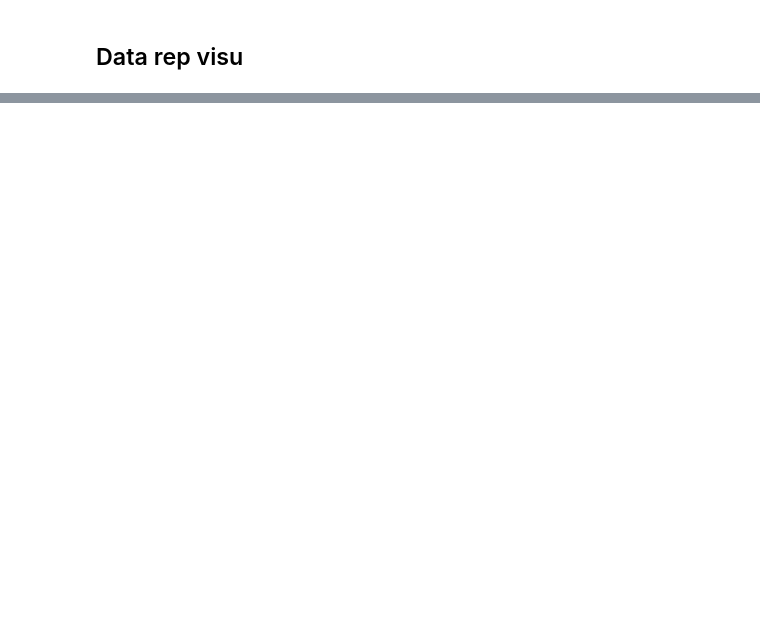
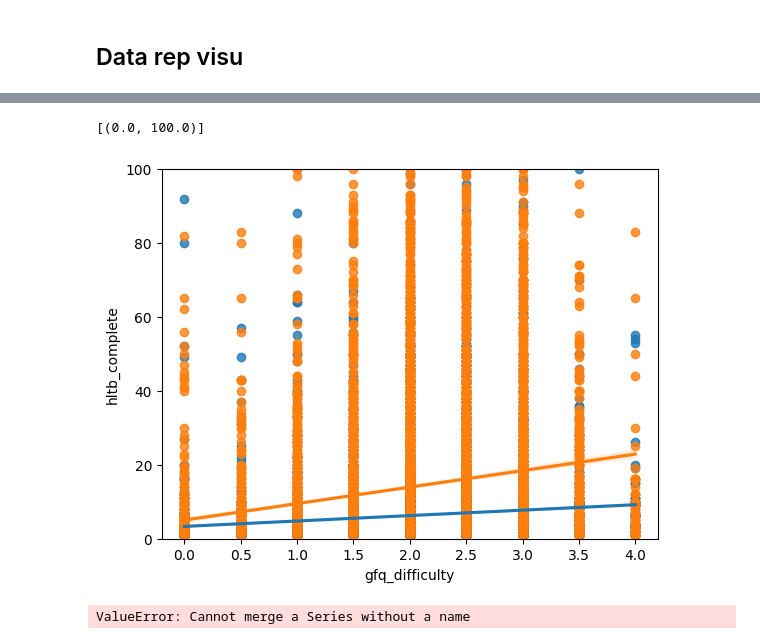
Before and after one commit to Rilay9/Rilay9.github.io, a Jupyter notebook: Steam Video Game Analysis.ipynb, the cells around one changed output, grey strips where cells are left out. Saved outputs shown, nothing was run; the diff lists cells and outputs as text; code cells hidden in the pictures; blank space fills up the shorter version.

```diff
--- a/Steam Video Game Analysis.ipynb
+++ b/Steam Video Game Analysis.ipynb
@@ -217,0 +201,24 @@ sns.pairplot(game_data[['genres', 'gfq_difficulty', 'hltb_single', 'hltb_complet
+# %%
+# Surprisingly, it seems that there's minimal covariance between length and difficulty.
+# (added robust to account for outliers)
+diff_len_plt = sns.regplot(game_data, x='gfq_difficulty', y='hltb_single', robust=True)
+sns.regplot(game_data, x='gfq_difficulty', y='hltb_complete', robust=True)
+diff_len_plt.set(ylim=(0, 100))
+# %% [output]
+[(0.0, 100.0)]
+[figure, added]
+# %%
+# Pie chart of high user scores by developers and publishers
+
+# Get the sum total of games by developer and publisher
+total_pubs = game_data.groupby(by='publishers').size()
+total_devs = game_data.groupby(by='developers').size()
+
+# Get the totals of games that have high scores by publishers and developers
+hi_score_by_pub = game_data[game_data['avg_critic_score'] >= 85].groupby(by='publishers').size()
+hi_score_by_dev = game_data[game_data['avg_critic_score'] >= 85].groupby(by='developers').size()
+
+# Combine the data
+pub_data = pd.merge(hi_score_by_dev, total_devs, how='inner', on='developers')
+# %% [output]
+ValueError: Cannot merge a Series without a name
```
Also changed, not shown: parts of 9 cells of this notebook.
